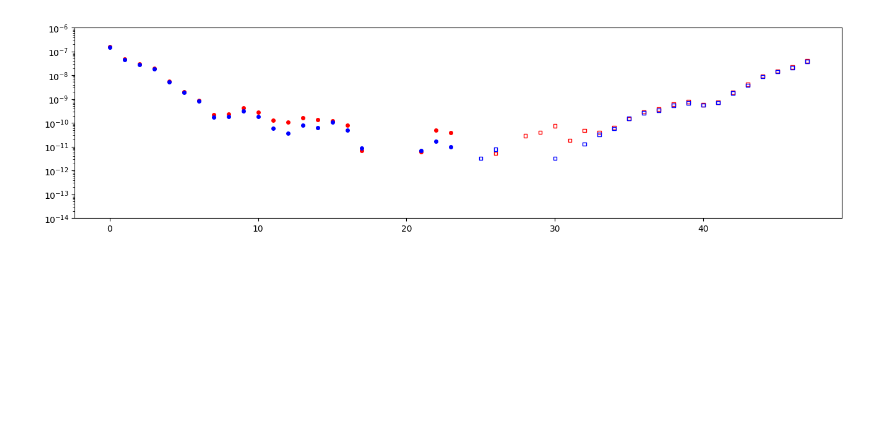
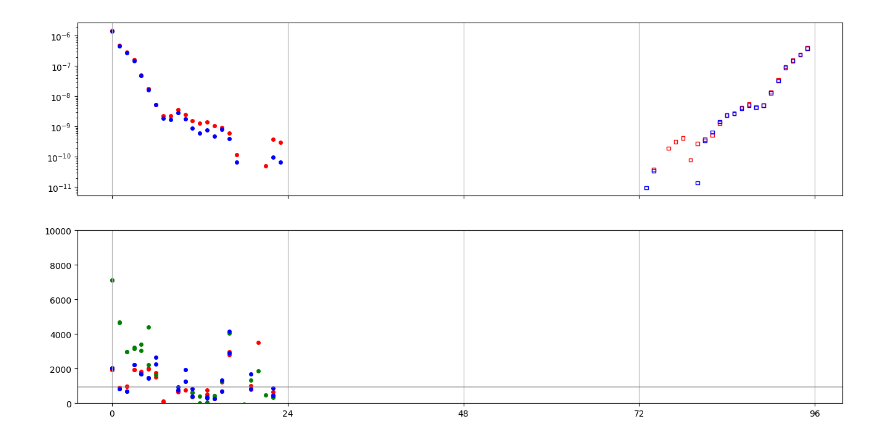
Before and after one commit to lee14916/glwc2, a Jupyter notebook: project2/03_NpiScatteringWilson/dataPrepare/A15/general.ipynb, the cells around one changed output. Cells and saved outputs as stored; diff of their text form; code cells hidden in the pictures; blank space fills up the shorter version.

```diff
--- a/project2/03_NpiScatteringWilson/dataPrepare/A15/general.ipynb
+++ b/project2/03_NpiScatteringWilson/dataPrepare/A15/general.ipynb
@@ -28,0 +47,16 @@ for mom in moms_N:
+# %%
+# create srcs (temp)
+import numpy as np
+import h5py,os
+
+path='/capstor/store/cscs/userlab/s1174/lyan/code/glwc2/project2/03_NpiScatteringWilson/dataPrepare/A15/data_aux/cfgs_run'
+with open(path,'r') as f:
+    cfgs=f.read().splitlines()
+
+pathBase='/capstor/store/cscs/userlab/s1174/lyan/code/scratch/run/03_NpiScatteringWilson/A15/run/'
+for cfg in cfgs:
+    path=f'{pathBase}{cfg}/'
+    os.makedirs(path,exist_ok=True)
+    with open(f'{path}src.{cfg}','w') as f:
+        f.write('0 0 0 0')
+    # break
@@ -60,40 +208,74 @@ None
 # %%
-# N
+# M
 import numpy as np
 import h5py
 import matplotlib as mpl
 import matplotlib.pyplot as plt
 mpl.rcParams['lines.markersize'] = 4
-fig, axs = plt.subplots(1, 1, figsize=(16,4), squeeze=False, sharex=True, sharey=True)
+fig, axs = plt.subplots(2, 1, figsize=(16,4*2), squeeze=False, sharex=True)
+
+a=0.1163
+hbarc = 1/197.3
+aInv=1/(a*hbarc)
+
+smears=['a1n40','a0n0','a3n60']
+smear=smears[0]
 
 colorDic={'N_a':'r','N_ppa_pma':'b'}
 
-ti=0
-path='/capstor/store/cscs/userlab/s1174/lyan/code/scratch/run/03_NpiScatteringWilson/A15/run_backup/a0050/Diagram0050_sx000sy006sz031st010_N.h5'
+ax=axs[0,0]
+path=f'/capstor/store/cscs/userlab/s1174/lyan/code/projectData2/03_NpiScatteringWilson/A15/data_test/a0050_{smear}.h5'
 with h5py.File(path) as f:
     src='sx00sy06sz31st10'
     imom=16
-    print(f[src]['mvec'][imom])
+    # print(f['N']['moms'][imom])
     for i,ky in enumerate(['N_a','N_ppa_pma']):
-        t=f[src][ky][:,imom,0]
-        t=t[...,0]+1j*t[...,1]
+        t=f['N/data'][src][ky][:,imom]
         dat=t
         if ky=='N_ppa_pma':
             dat/=8
 
-        ax=axs[0,0]
         show=24
         t=np.real(dat)[:show,0]+np.real(dat)[:show,5]
-        times=np.arange(48)[:show]
+        times=np.arange(96)[:show]
         ax.scatter(times,t,color=colorDic[ky])
-
-        # ax=axs[0,1]
-        t=np.real(dat)[-show:,10] + np.real(dat)[-show:,15]
-        times=np.arange(48)[-show:]
-        ax.scatter(times,t,color=colorDic[ky],marker='s',facecolors='None')
+        t=np.real(dat)[-show:,0] + np.real(dat)[-show:,5]
+        times=np.arange(96)[-show:]
+        # ax.scatter(times,-t,color=colorDic[ky])
 
 
+        t=np.real(dat)[-show:,10] + np.real(dat)[-show:,15]
+        times=np.arange(96)[-show:]
+        ax.scatter(times,t,color=colorDic[ky],marker='s',facecolors='None')
+        # ax.scatter(np.flip(96-times),np.flip(t),color=colorDic[ky],marker='s',facecolors='None')
+        t=np.real(dat)[:show,10]+np.real(dat)[:show,15]
+        times=np.arange(96)[:show]
+        # ax.scatter(times,-t,color=colorDic[ky],marker='s',facecolors='None')
+
 ax.set_yscale('log')
-ax.set_ylim([1e-14,1e-6])
-None
+ax.set_xticks(np.arange(0,96+1,24))
+ax.grid(axis='x')
+
+ax=axs[1,0]
+for smear,color in zip(smears,['r','g','b']):
+    path=f'/capstor/store/cscs/userlab/s1174/lyan/code/projectData2/03_NpiScatteringWilson/A15/data_test/a0050_{smear}.h5'
+    with h5py.File(path) as f:
+        src='sx00sy06sz31st10'
+        imom=16
+        # print(f['N']['moms'][imom])
+        for i,ky in enumerate(['N_a','N_ppa_pma']):
+            t=f['N/data'][src][ky][:,imom]
+            dat=t
+            if ky=='N_ppa_pma':
+                dat/=8
+
+            show=24
+            t=np.real(dat)[:show,0]+np.real(dat)[:show,5]
+            t=np.log(t/np.roll(t,-1,axis=0)) * aInv
+            times=np.arange(96)[:show]
+            ax.scatter(times,t,color=color)
+
+ax.set_ylim([0,10000])
+ax.axhline(938,color='grey',alpha=0.5)
+ax.grid(axis='x')
 # %% [output]
@@ -101 +282 @@ None
-[figure, old version]
+[figure, new version]
```
Also changed, not shown: parts of 11 cells of this notebook, 11 other files.
